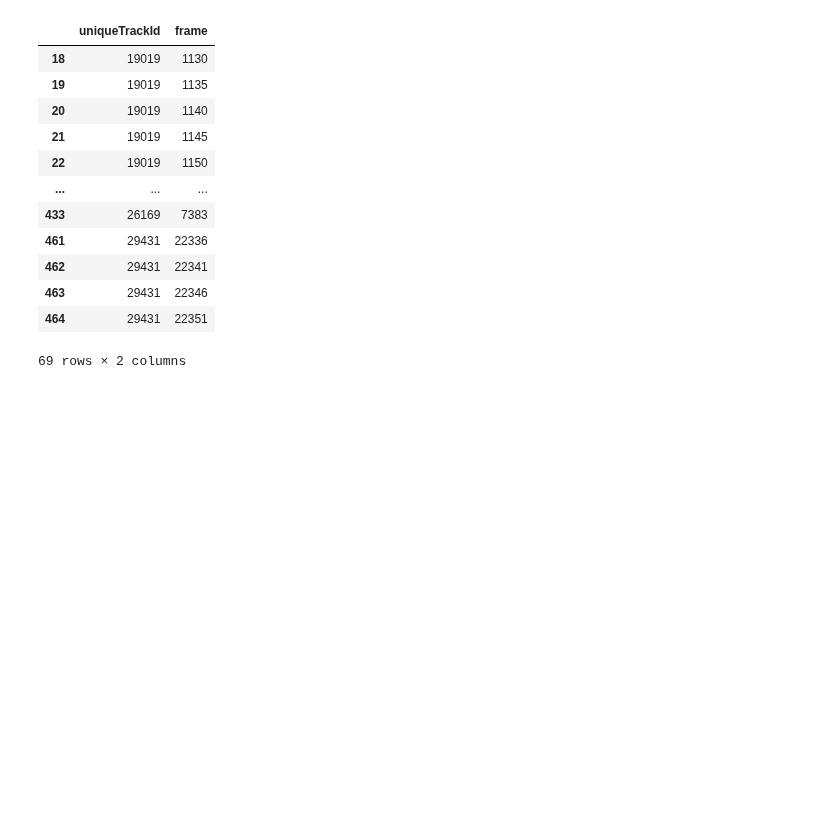
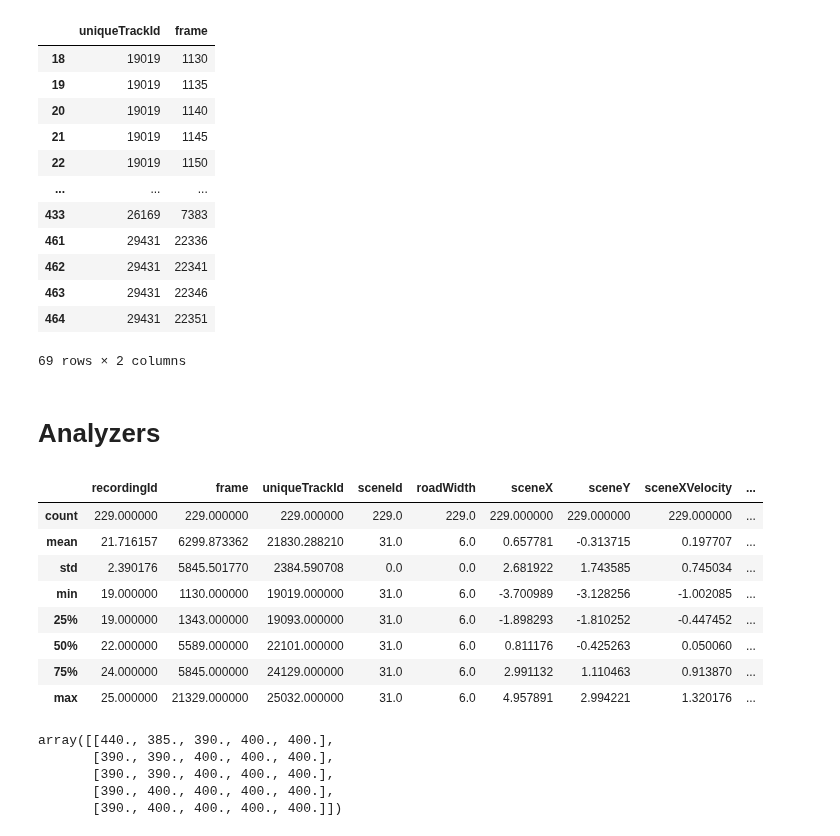
Before and after one commit to adhocmaster/TTI-dataset-tools, a Jupyter notebook: src/notebooks/Coordinate-Transformation.ipynb, the cells around one changed output. Cells and saved outputs as stored; diff of their text form; code cells hidden in the pictures; blank space fills up the shorter version.

```diff
--- a/src/notebooks/Coordinate-Transformation.ipynb
+++ b/src/notebooks/Coordinate-Transformation.ipynb
@@ -304,3 +250,5 @@ startingDf[["uniqueTrackId", "frame"]]
 | 463 | 29431 | 22346 |
 | 464 | 29431 | 22351 |
 69 rows × 2 columns
+# %% [markdown]
+# Analyzers
@@ -306,0 +261,20 @@ startingDf[["uniqueTrackId", "frame"]]
+# %%
+southPeds.describe()
+# %% [output]
+|  | recordingId | frame | uniqueTrackId | sceneId | roadWidth | sceneX | sceneY | sceneXVelocity | ... |
+| count | 229.000000 | 229.000000 | 229.000000 | 229.0 | 229.0 | 229.000000 | 229.000000 | 229.000000 | ... |
+| mean | 21.716157 | 6299.873362 | 21830.288210 | 31.0 | 6.0 | 0.657781 | -0.313715 | 0.197707 | ... |
+| std | 2.390176 | 5845.501770 | 2384.590708 | 0.0 | 0.0 | 2.681922 | 1.743585 | 0.745034 | ... |
+| min | 19.000000 | 1130.000000 | 19019.000000 | 31.0 | 6.0 | -3.700989 | -3.128256 | -1.002085 | ... |
+| 25% | 19.000000 | 1343.000000 | 19093.000000 | 31.0 | 6.0 | -1.898293 | -1.810252 | -0.447452 | ... |
+| 50% | 22.000000 | 5589.000000 | 22101.000000 | 31.0 | 6.0 | 0.811176 | -0.425263 | 0.050060 | ... |
+| 75% | 24.000000 | 5845.000000 | 24129.000000 | 31.0 | 6.0 | 2.991132 | 1.110463 | 0.913870 | ... |
+| max | 25.000000 | 21329.000000 | 25032.000000 | 31.0 | 6.0 | 4.957891 | 2.994221 | 1.320176 | ... |
+# %%
+grid[:5, :5]
+# %% [output]
+array([[440., 385., 390., 400., 400.],
+       [390., 390., 400., 400., 400.],
+       [390., 390., 400., 400., 400.],
+       [390., 400., 400., 400., 400.],
+       [390., 400., 400., 400., 400.]])
```
Also changed, not shown: parts of 9 cells of this notebook, 3 other files.
